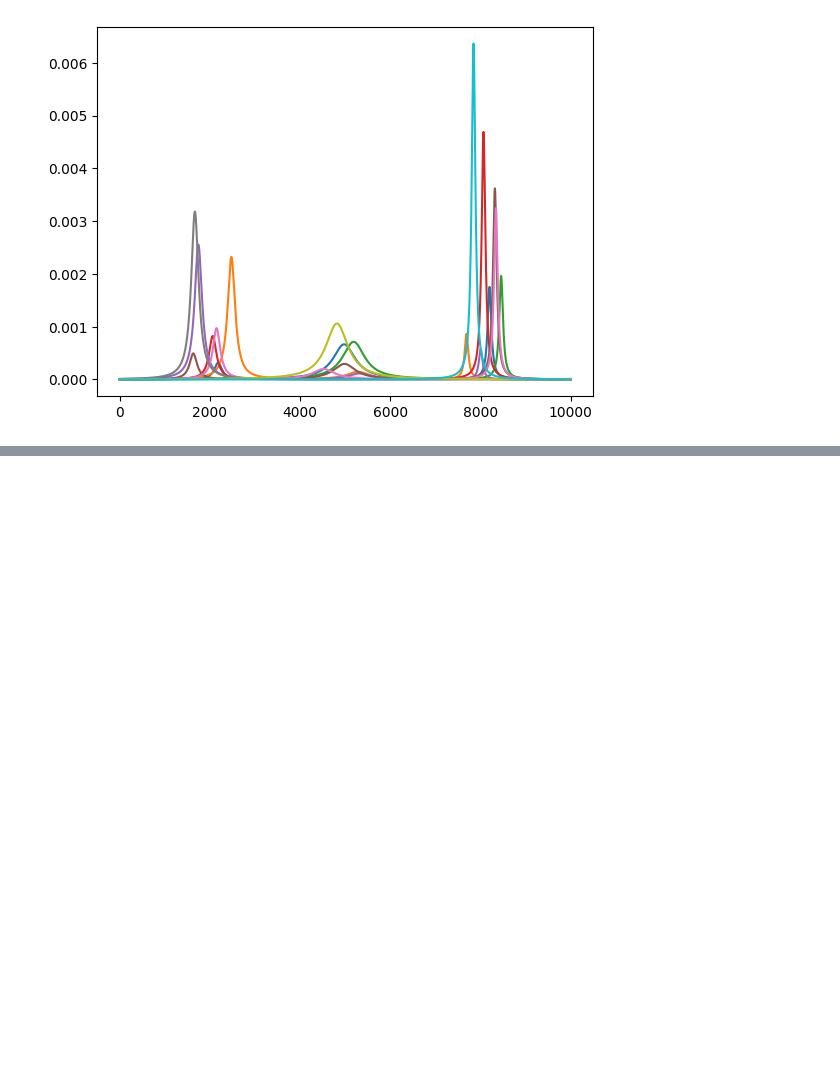
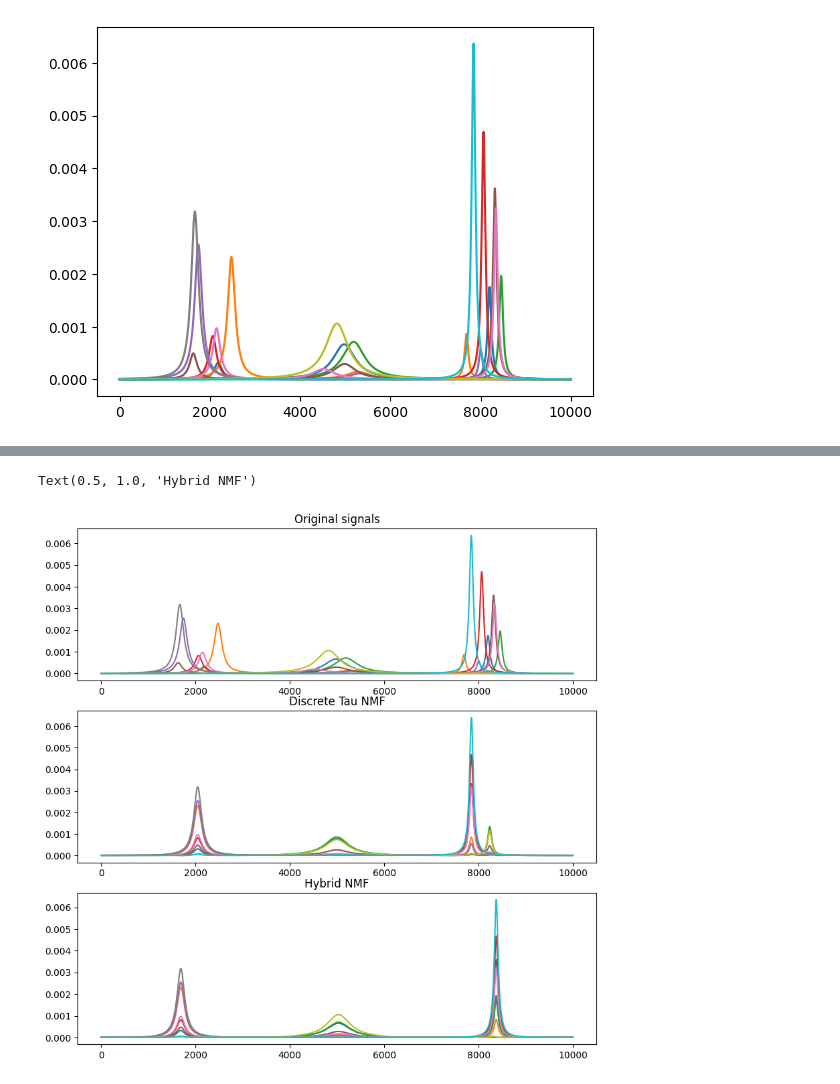
Before and after one commit to LucasEmcken/Bachelorprojekt, a Jupyter notebook: comparison.ipynb, the cells around one changed output, grey strips where cells are left out. Saved outputs shown, nothing was run; the diff lists cells and outputs as text; code cells hidden in the pictures; blank space fills up the shorter version.

```diff
--- a/comparison.ipynb
+++ b/comparison.ipynb
@@ -49,6 +49,9 @@ N = N+3
 shift = 500
 # Random gaussian shifts
 tau = np.random.randint(-shift, shift, size=(N, d))
+tau[W==0] = 0
+#set tau to 0 where W is 0
+
 # tau = np.zeros((N,d))
 #tau = np.random.randint(0, 1000, size=(N, d))
 # Purely positive underlying signals. I define them as 3 gaussian peaks with random mean and std.
@@ -69,15 +72,18 @@ plt.show()
 # %% [output]
 [figure]
 # %%
-print('Fitting Standard NMF')
-NMF = standard.NMF(X, 3, lr=0.1, alpha=1e-6)
-_,_, running_loss = NMF.fit(verbose=True, return_loss=True)
+# print('Fitting Standard NMF')
+# NMF = standard.NMF(X, 3, lr=0.1, alpha=1e-6)
+# _,_, running_loss = NMF.fit(verbose=True, return_loss=True)
 
-print('\n Fitting Discrete Tau NMF')
-discTau = DiscTau.ShiftNMF(X, 3, lr=0.1, alpha=1e-6)
-_,_,_, running_loss_disc = discTau.fit(verbose=True, return_loss=True, max_iter=150, tau_iter=0)
+# print('\n Fitting Discrete Tau NMF')
+# discTau = DiscTau.ShiftNMF(X, 3, lr=0.1, alpha=1e-6, patience = 1000)
+# W_disc,H_dics,_, running_loss_disc = discTau.fit(verbose=True, return_loss=True, max_iter=750, tau_iter=0)
 
 print('\n Fitting Hybrid NMF')
-hybrid = Hybrid.ShiftNMF(X, 3, lr=0.1, alpha=1e-6)
-_,_,_, running_loss_hybrid = hybrid.fit(verbose=True, return_loss=True, max_iter=150, tau_iter=0)
+hybrid = Hybrid.ShiftNMF(X, 3, lr=0.1, alpha=1e-6, patience=1000, min_imp=0)
+W_hyb,H_hyb,tau_hyb, running_loss_hybrid = hybrid.fit(verbose=True, return_loss=True, max_iter=750, tau_iter=0, Lambda=0)
+
+#set tau to 0 if the W is 0
+tau_hyb = np.where(W_hyb == 0, 0, tau_hyb).real
 # %% [output]
@@ -97,0 +102,15 @@ plt.show()
+# %%
+disc_rec = np.dot(W_disc, H_dics)
+hyb_rec = np.dot(W_hyb, H_hyb)
+
+#plot reconstructions without shifts
+fig, ax = plt.subplots(3, 1, figsize=(10, 10))
+ax[0].plot(X.T)
+ax[0].set_title('Original signals')
+ax[1].plot(disc_rec.T)
+ax[1].set_title('Discrete Tau NMF')
+ax[2].plot(hyb_rec.T)
+ax[2].set_title('Hybrid NMF')
+# %% [output]
+Text(0.5, 1.0, 'Hybrid NMF')
+[figure, added]
```
Also changed, not shown: parts of 8 cells of this notebook, 4 other files.
